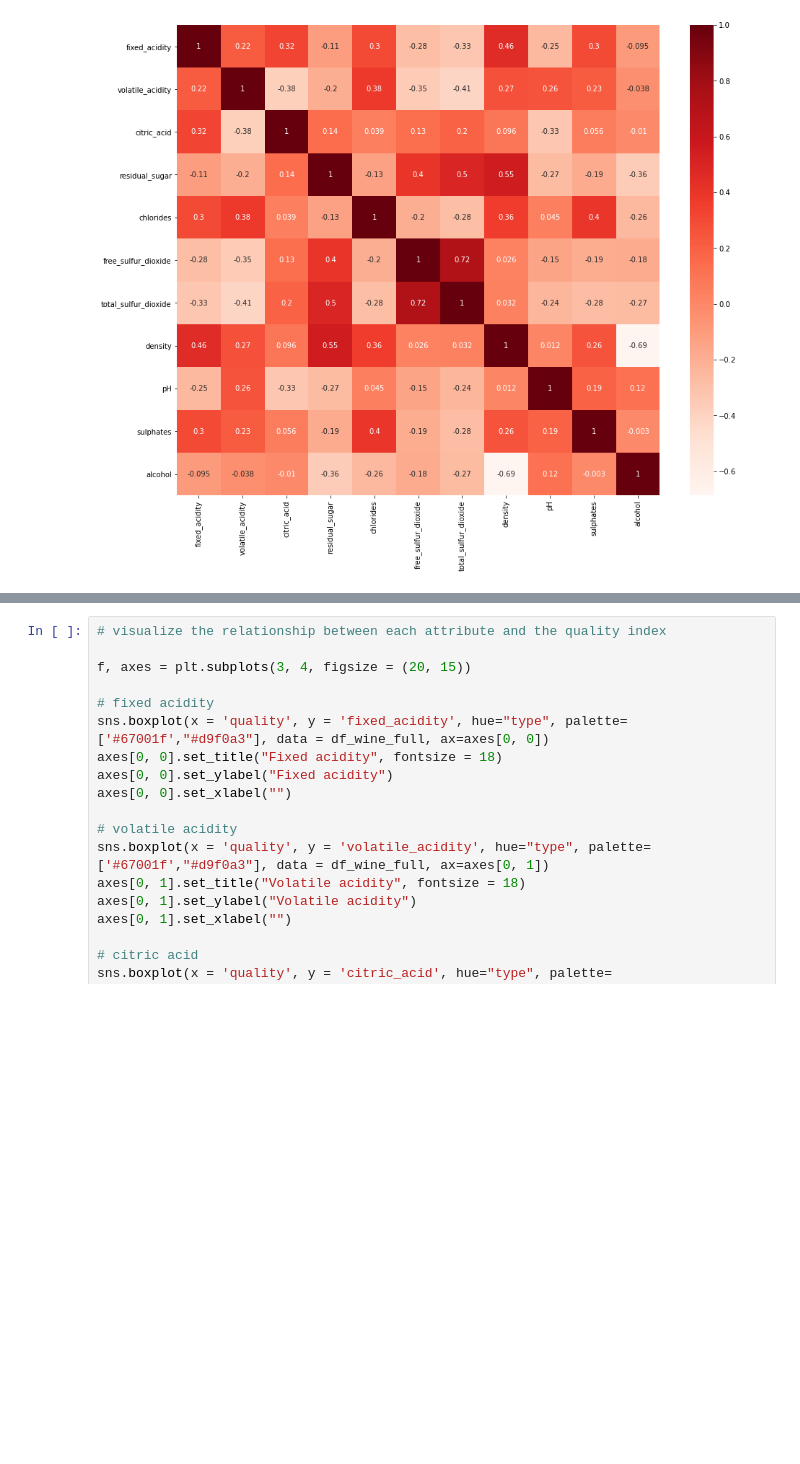
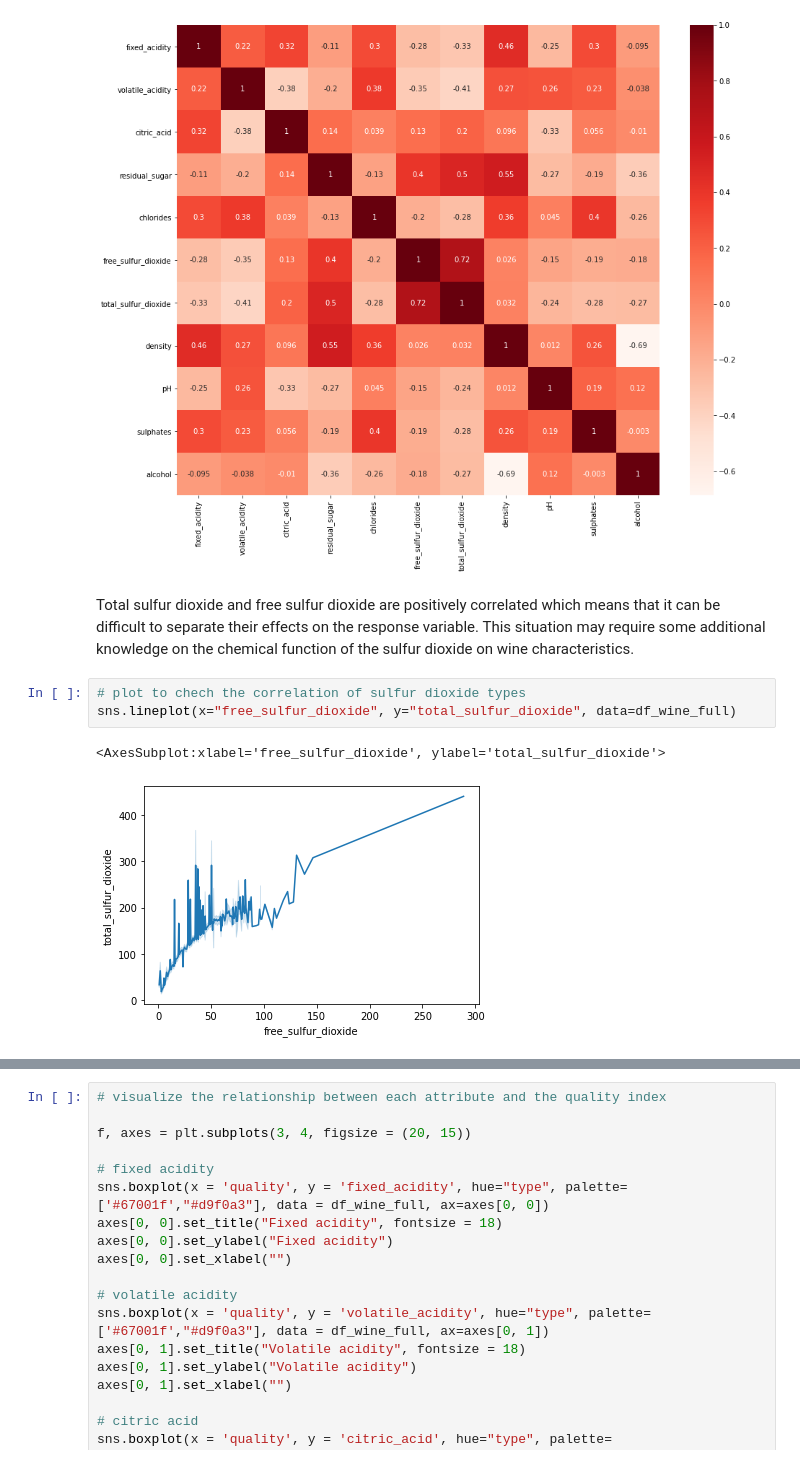
Before and after one commit to ghmigliorini/site, a Jupyter notebook: content/post/2021-12-21-wine-notebook/index.ipynb, the cells around one changed output, grey strips where cells are left out. Cells and saved outputs as stored; diff of their text form; blank space fills up the shorter version.

```diff
--- a/content/post/2021-12-21-wine-notebook/index.ipynb
+++ b/content/post/2021-12-21-wine-notebook/index.ipynb
@@ -156,6 +194,14 @@ sns.heatmap(corr_wine, annot=True, cmap=plt.cm.Reds)
 # %% [output]
 <AxesSubplot:>
 [figure]
+# %% [markdown]
+Total sulfur dioxide and free sulfur dioxide are positively correlated which means that it can be difficult to separate their effects on the response variable. This situation may require some additional knowledge on the chemical function of the sulfur dioxide on wine characteristics.
+# %%
+# plot to chech the correlation of sulfur dioxide types
+sns.lineplot(x="free_sulfur_dioxide", y="total_sulfur_dioxide", data=df_wine_full)
+# %% [output]
+<AxesSubplot:xlabel='free_sulfur_dioxide', ylabel='total_sulfur_dioxide'>
+[figure, added]
 # %%
 # visualize the relationship between each attribute and wine type
 
```
Also changed, not shown: parts of 32 cells of this notebook.
